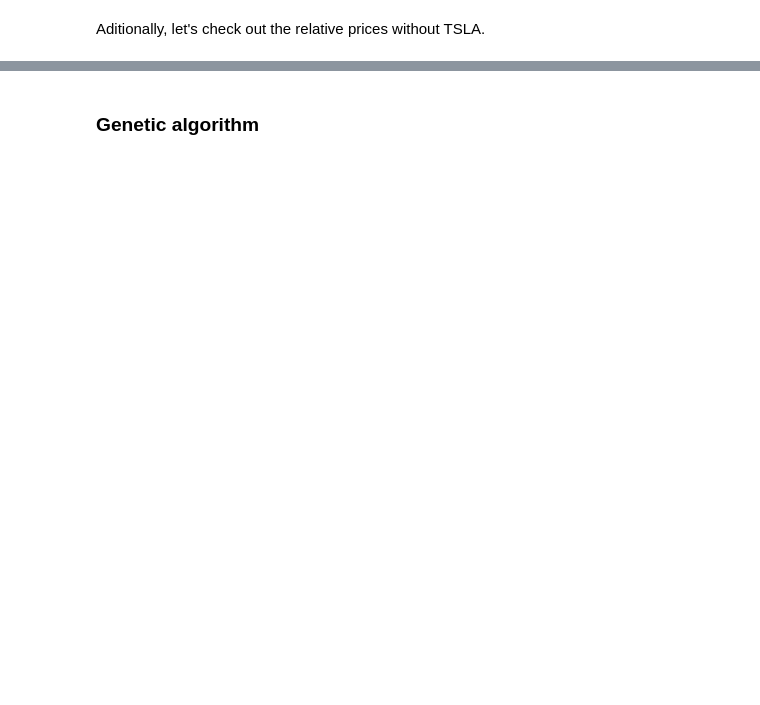
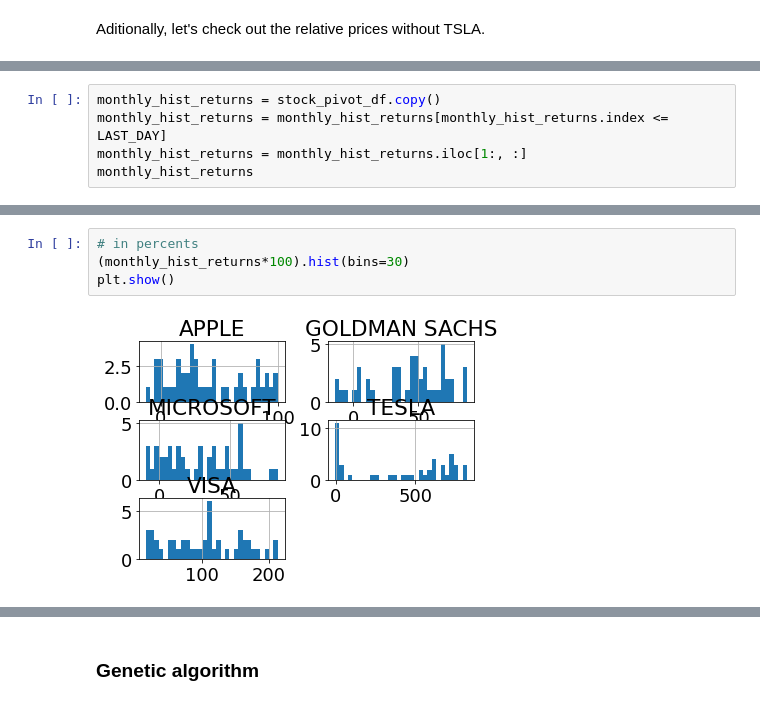
Before and after one commit to bindas1/PortfolioOptimizer, a Jupyter notebook: PortfolioOptimizer.ipynb, the cells around one changed output, grey strips where cells are left out. Cells and saved outputs as stored; diff of their text form; blank space fills up the shorter version.

```diff
--- a/PortfolioOptimizer.ipynb
+++ b/PortfolioOptimizer.ipynb
@@ -150,0 +197,5 @@ stock_pivot_df
+# %%
+monthly_hist_returns = stock_pivot_df.copy()
+monthly_hist_returns = monthly_hist_returns[monthly_hist_returns.index <= LAST_DAY]
+monthly_hist_returns = monthly_hist_returns.iloc[1:, :]
+monthly_hist_returns
@@ -150,0 +221,6 @@ stock_pivot_df
+# %%
+# in percents
+(monthly_hist_returns*100).hist(bins=30)
+plt.show()
+# %% [output]
+[figure, added]
```
Also changed, not shown: parts of 35 cells of this notebook, 7 other files.
